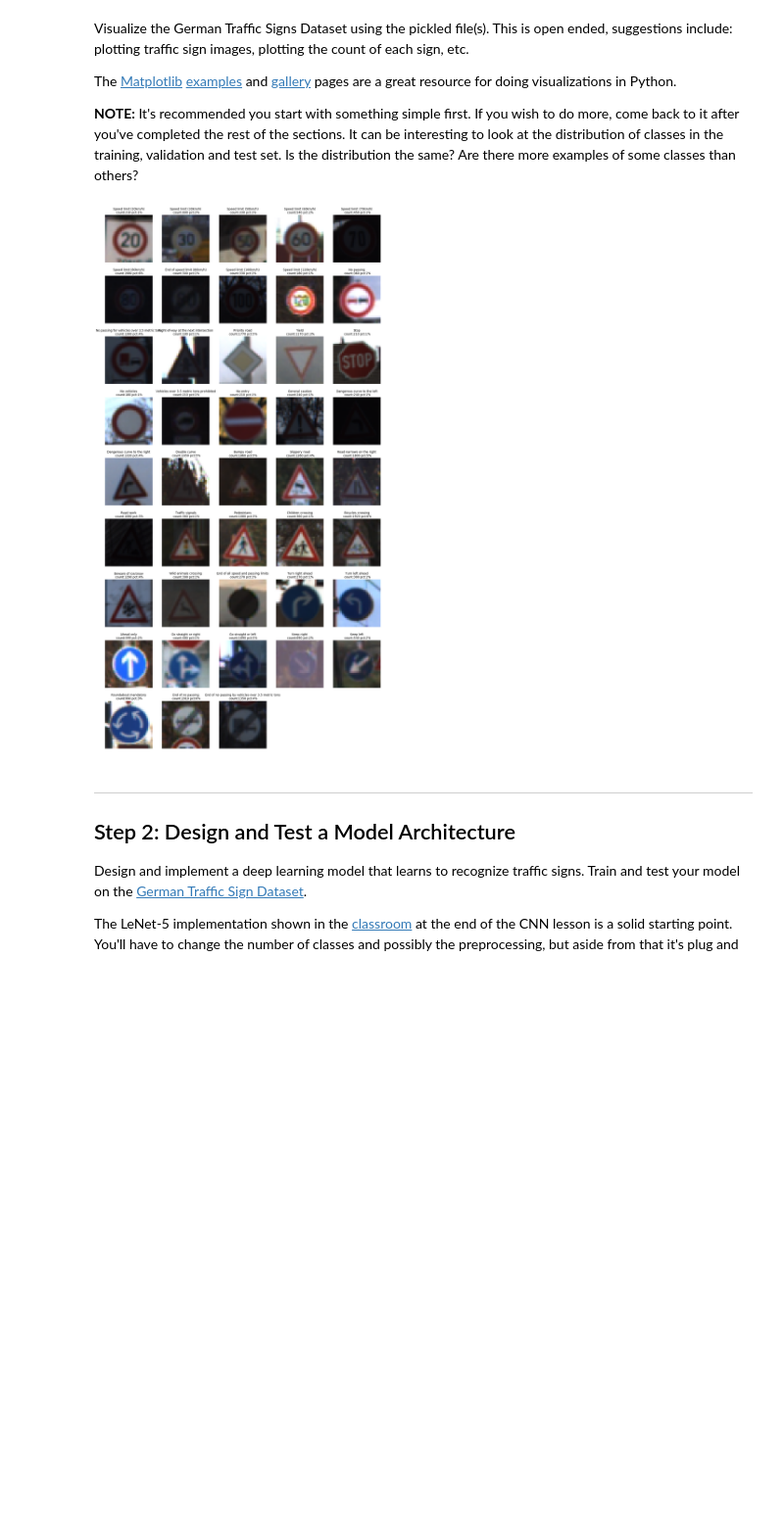
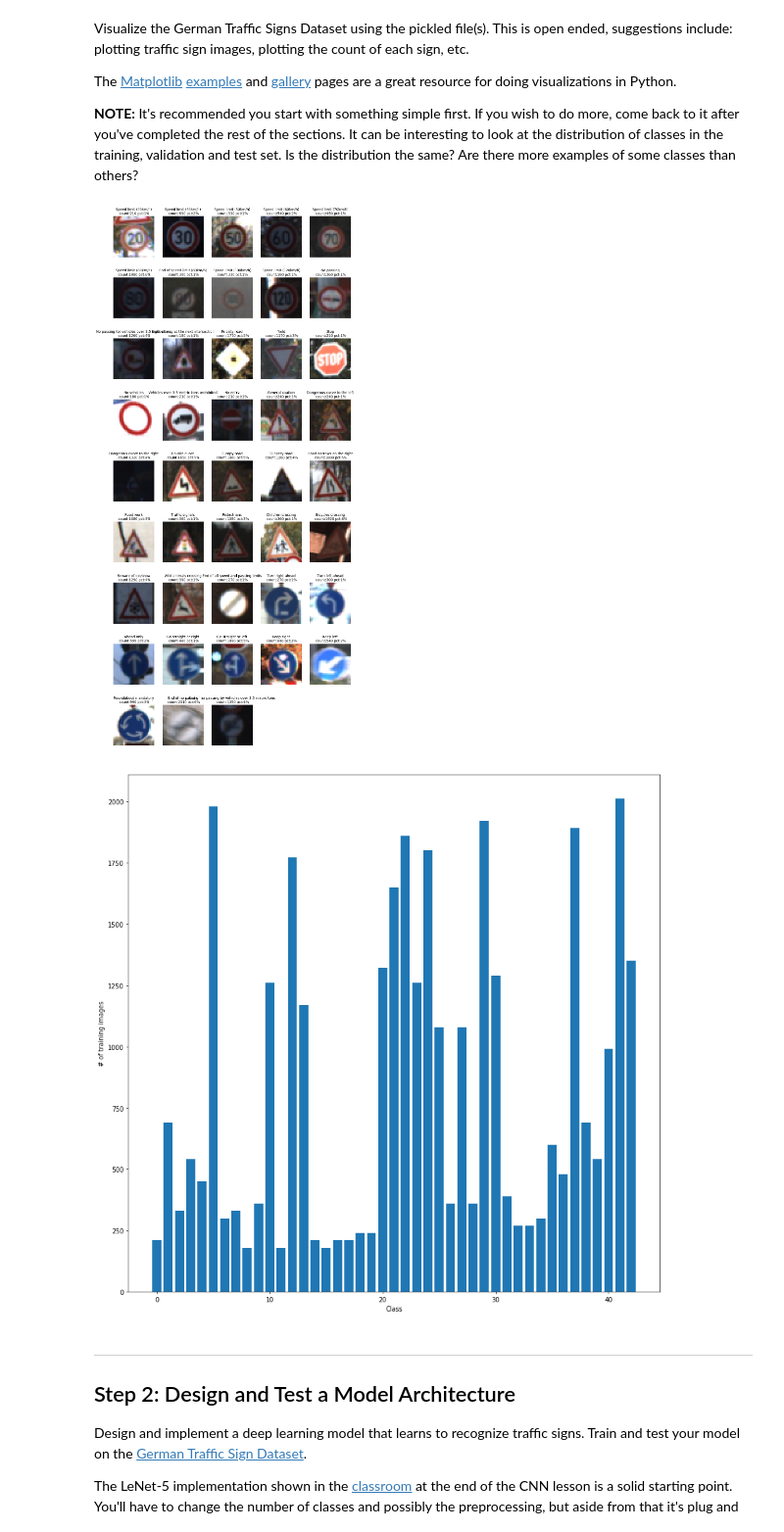
Before and after one commit to xjtuyanshi/CarND-Traffic-Sign-Classifier-Project, a Jupyter notebook: Traffic_Sign_Classifier.ipynb, the cells around one changed output. Shown at 98% size. Saved outputs shown, nothing was run; the diff lists cells and outputs as text; code cells hidden in the pictures; blank space fills up the shorter version.

Commit message:
Achive 96.4 test accuracy rate!

```diff
--- a/Traffic_Sign_Classifier.ipynb
+++ b/Traffic_Sign_Classifier.ipynb
@@ -102,25 +110,32 @@ The [Matplotlib](http://matplotlib.org/) [examples](http://matplotlib.org/exampl
 # %%
 ### Data exploration visualization goes here.
 ### Feel free to use as many code cells as needed.
 import matplotlib.pyplot as plt
 from itertools import groupby
 # Visualizations will be shown in the notebook.
 %matplotlib inline
 # number of pics of each class
-#github test
 n_pics_each_class = [len(list(label)) for key, label in groupby(y_train)]
 pct_pics_each_class = [len(list(label))/len(y_train) for key, label in groupby(y_train)]
+
 # random pick one picture of each class
-plt.figure(figsize=(20,40),dpi=80)
+plt.figure(figsize=(15,35),dpi=80)
 for i in range(n_classes):
     plt.subplot(9,5,i+1)
     X_picked = X_train[y_train == i]
     plt.imshow(X_picked[np.random.randint(len(X_picked)),:,:,:])
     plt.title(sign_names_file['SignName'][i] +"\n count:"+str(n_pics_each_class[i]) + " pct:{0:.0%}".format(pct_pics_each_class[i]))
     plt.axis('off')
 plt.show()
+# draw bar plot
+plt.figure(figsize=(15,15),dpi=70)
+plt.bar(range(n_classes), n_pics_each_class)
+plt.xlabel("Class")
+plt.ylabel("# of training images")
+plt.show()
 # %% [output]
-[figure, old version]
+[figure, new version]
+[figure, added]
 # %% [markdown]
 ----
 
```
Also changed, not shown: parts of 21 cells of this notebook, 22 other files.
